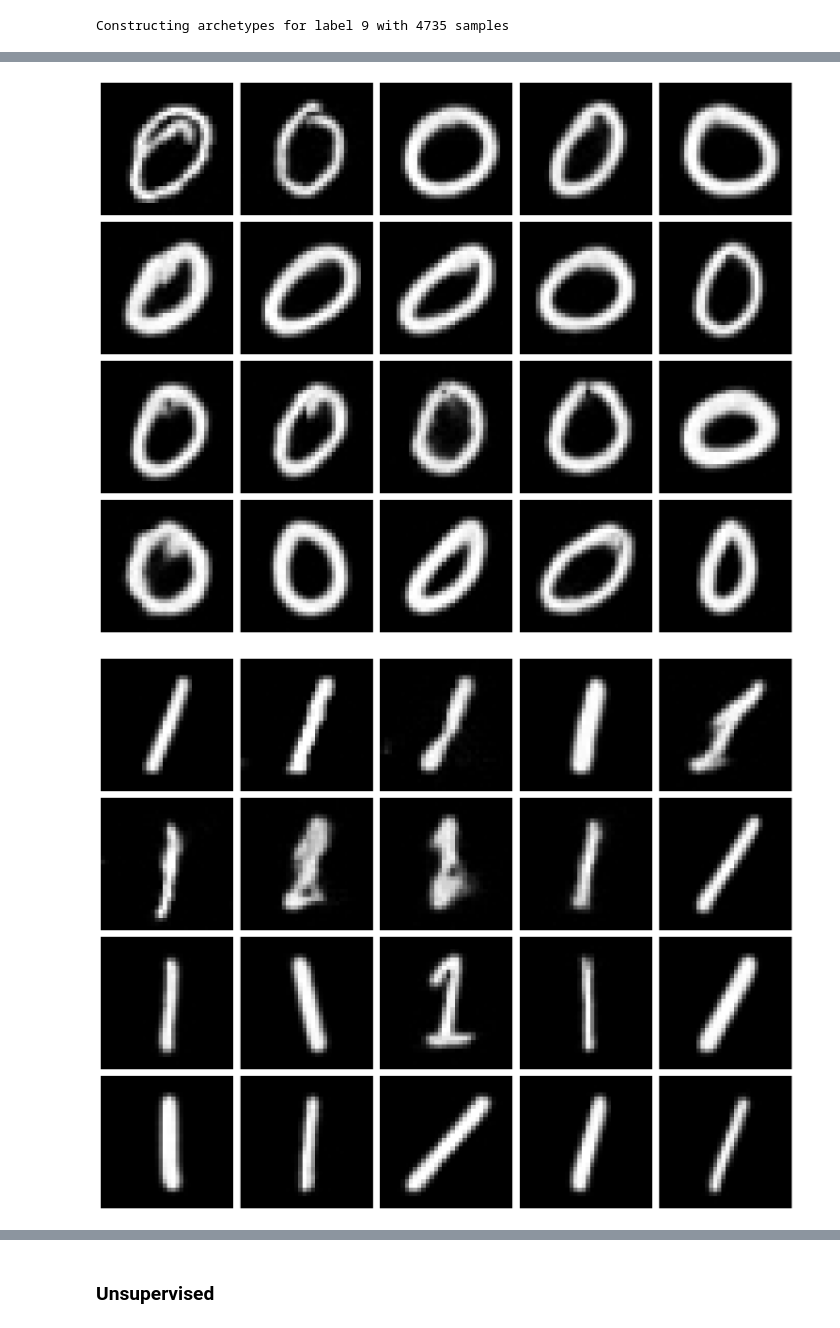
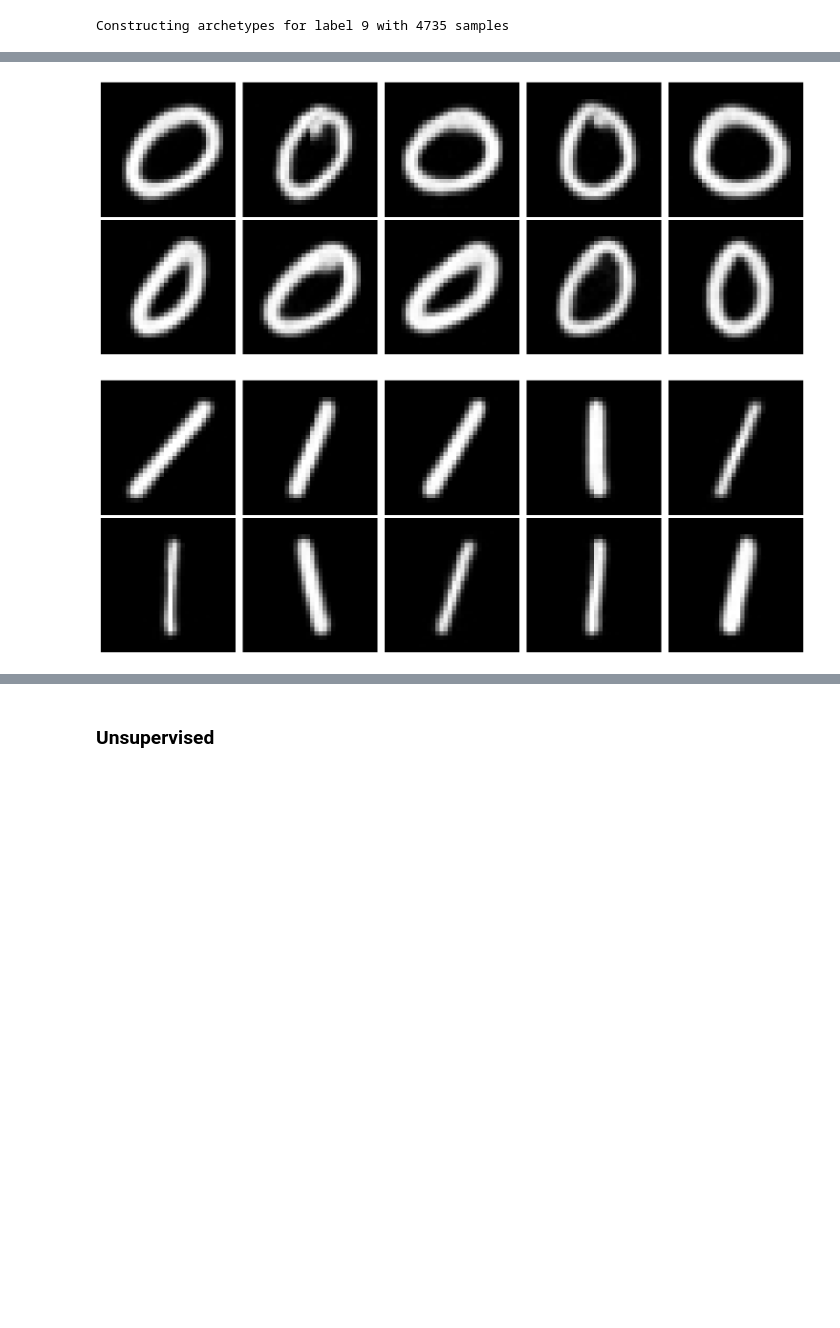
Before and after one commit to wdiepeveen/Riemannian-Archetypal-Analysis, a Jupyter notebook: mnist_multi_ellipsoid_starflow.ipynb, the cells around one changed output, grey strips where cells are left out. Drawn from its saved outputs; the diff is of its cells as text; code cells hidden in the pictures; blank space fills up the shorter version.

```diff
--- a/mnist_multi_ellipsoid_starflow.ipynb
+++ b/mnist_multi_ellipsoid_starflow.ipynb
@@ -460,7 +460,7 @@ plt.show()
 [figure]
 # %%
 # construct archetypes
-n_archetypes = 20
+n_archetypes = 10
 
 archetypes_supervised = []
 phi_archetypes_supervised = []
@@ -525,14 +525,15 @@ Label 9: Center shape: torch.Size([1, 32, 32]), Archetypes shape: torch.Size([20
 # %%
 # visualize archetypes
+num_vertical = n_archetypes // 5
 for k in range(10):
-    fig, axes = plt.subplots(4, 5, figsize=(15, 12))
+    fig, axes = plt.subplots(num_vertical, 5, figsize=(15, 3 * num_vertical))
     axes = axes.flatten()
     for i in range(n_archetypes):
         axes[i].imshow(archetypes_supervised[k][i].squeeze(), cmap='gray', vmin=data.min(), vmax=data.max())
         axes[i].axis('off')
     plt.tight_layout()
     plt.savefig(os.path.join(results_folder,f"archetype_{k}_phi_supervised.png"))
     plt.show()
 # %% [output]
-[figure, old version]
+[figure, new version]
-[figure, old version]
+[figure, new version]
```
Also changed, not shown: parts of 25 cells of this notebook, 42 other files.
